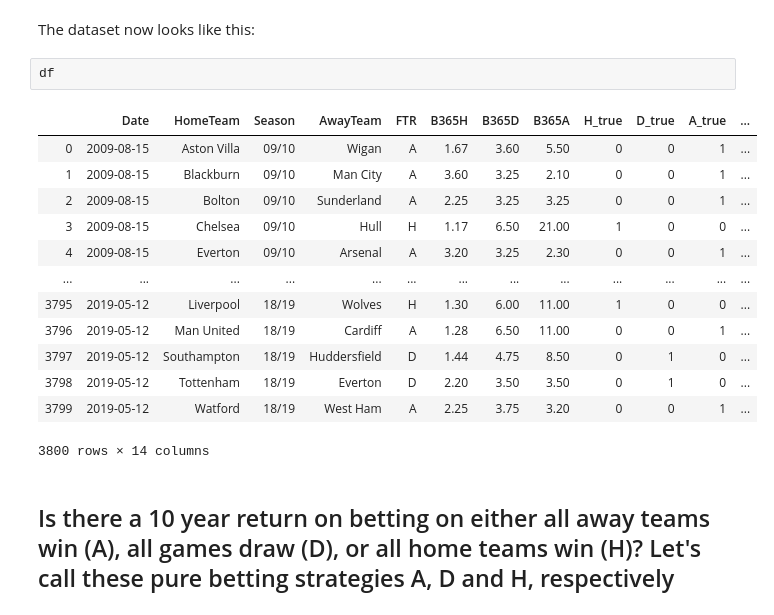
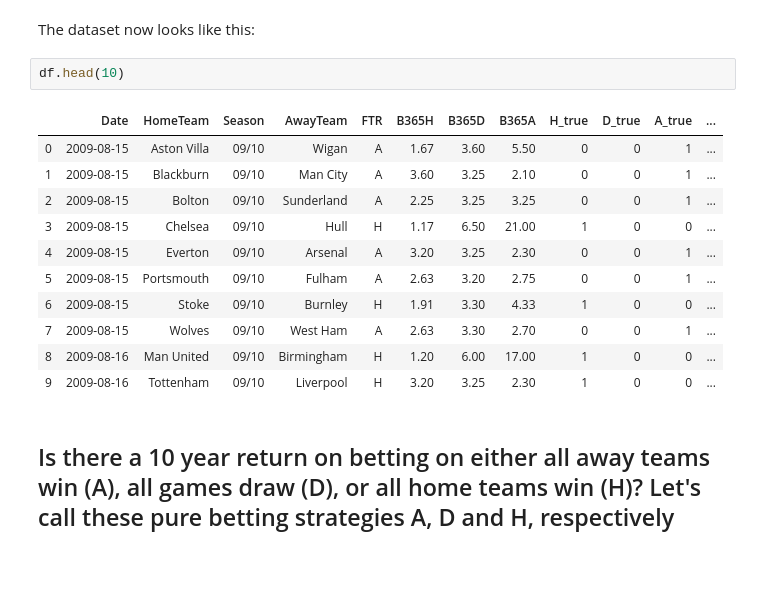
Before and after one commit to NumEconCopenhagen/projects-2020-group20, a Jupyter notebook: dataproject/dataproject.ipynb, the cells around one changed output. Cells and saved outputs as stored; diff of their text form; blank space fills up the shorter version.

```diff
--- a/dataproject/dataproject.ipynb
+++ b/dataproject/dataproject.ipynb
@@ -122,21 +120,19 @@ df['Return_A'] = ( df.loc[:, 'A_true'] * df.loc[:, 'B365A'] )
 # %% [markdown]
 The dataset now looks like this:
 # %%
-df
+df.head(10)
 # %% [output]
 |  | Date | HomeTeam | Season | AwayTeam | FTR | B365H | B365D | B365A | H_true | D_true | A_true | ... |
 | 0 | 2009-08-15 | Aston Villa | 09/10 | Wigan | A | 1.67 | 3.60 | 5.50 | 0 | 0 | 1 | ... |
 | 1 | 2009-08-15 | Blackburn | 09/10 | Man City | A | 3.60 | 3.25 | 2.10 | 0 | 0 | 1 | ... |
 | 2 | 2009-08-15 | Bolton | 09/10 | Sunderland | A | 2.25 | 3.25 | 3.25 | 0 | 0 | 1 | ... |
 | 3 | 2009-08-15 | Chelsea | 09/10 | Hull | H | 1.17 | 6.50 | 21.00 | 1 | 0 | 0 | ... |
 | 4 | 2009-08-15 | Everton | 09/10 | Arsenal | A | 3.20 | 3.25 | 2.30 | 0 | 0 | 1 | ... |
-| ... | ... | ... | ... | ... | ... | ... | ... | ... | ... | ... | ... | ... |
-| 3795 | 2019-05-12 | Liverpool | 18/19 | Wolves | H | 1.30 | 6.00 | 11.00 | 1 | 0 | 0 | ... |
-| 3796 | 2019-05-12 | Man United | 18/19 | Cardiff | A | 1.28 | 6.50 | 11.00 | 0 | 0 | 1 | ... |
-| 3797 | 2019-05-12 | Southampton | 18/19 | Huddersfield | D | 1.44 | 4.75 | 8.50 | 0 | 1 | 0 | ... |
-| 3798 | 2019-05-12 | Tottenham | 18/19 | Everton | D | 2.20 | 3.50 | 3.50 | 0 | 1 | 0 | ... |
-| 3799 | 2019-05-12 | Watford | 18/19 | West Ham | A | 2.25 | 3.75 | 3.20 | 0 | 0 | 1 | ... |
+| 5 | 2009-08-15 | Portsmouth | 09/10 | Fulham | A | 2.63 | 3.20 | 2.75 | 0 | 0 | 1 | ... |
+| 6 | 2009-08-15 | Stoke | 09/10 | Burnley | H | 1.91 | 3.30 | 4.33 | 1 | 0 | 0 | ... |
+| 7 | 2009-08-15 | Wolves | 09/10 | West Ham | A | 2.63 | 3.30 | 2.70 | 0 | 0 | 1 | ... |
+| 8 | 2009-08-16 | Man United | 09/10 | Birmingham | H | 1.20 | 6.00 | 17.00 | 1 | 0 | 0 | ... |
+| 9 | 2009-08-16 | Tottenham | 09/10 | Liverpool | H | 3.20 | 3.25 | 2.30 | 1 | 0 | 0 | ... |
-3800 rows × 14 columns
 # %% [markdown]
 ## Is there a 10 year return on betting on either all away teams win (A), all games draw (D), or all home teams win (H)? Let's call these pure betting strategies A, D and H, respectively
 # %%
```
Also changed, not shown: parts of 1 cell of this notebook.
